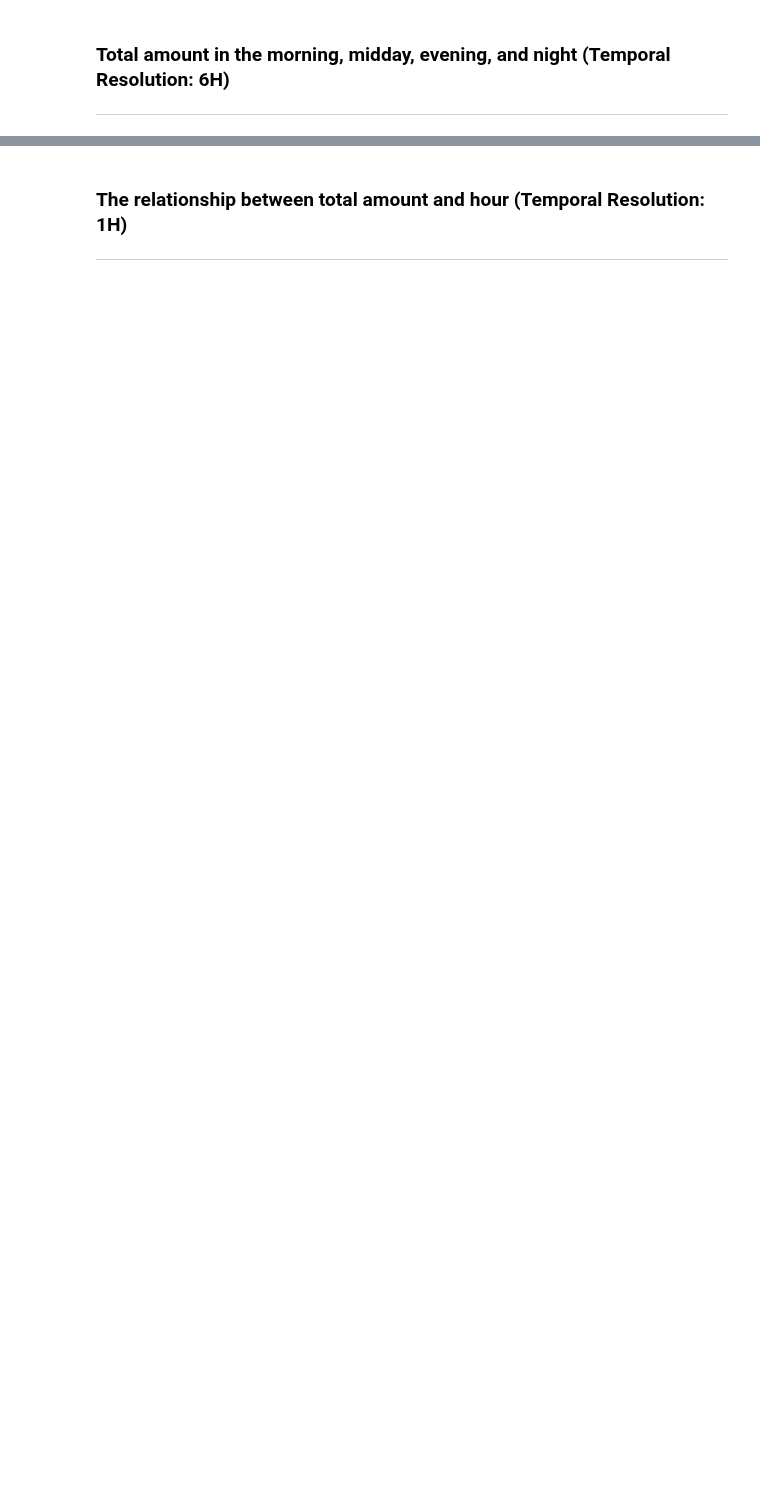
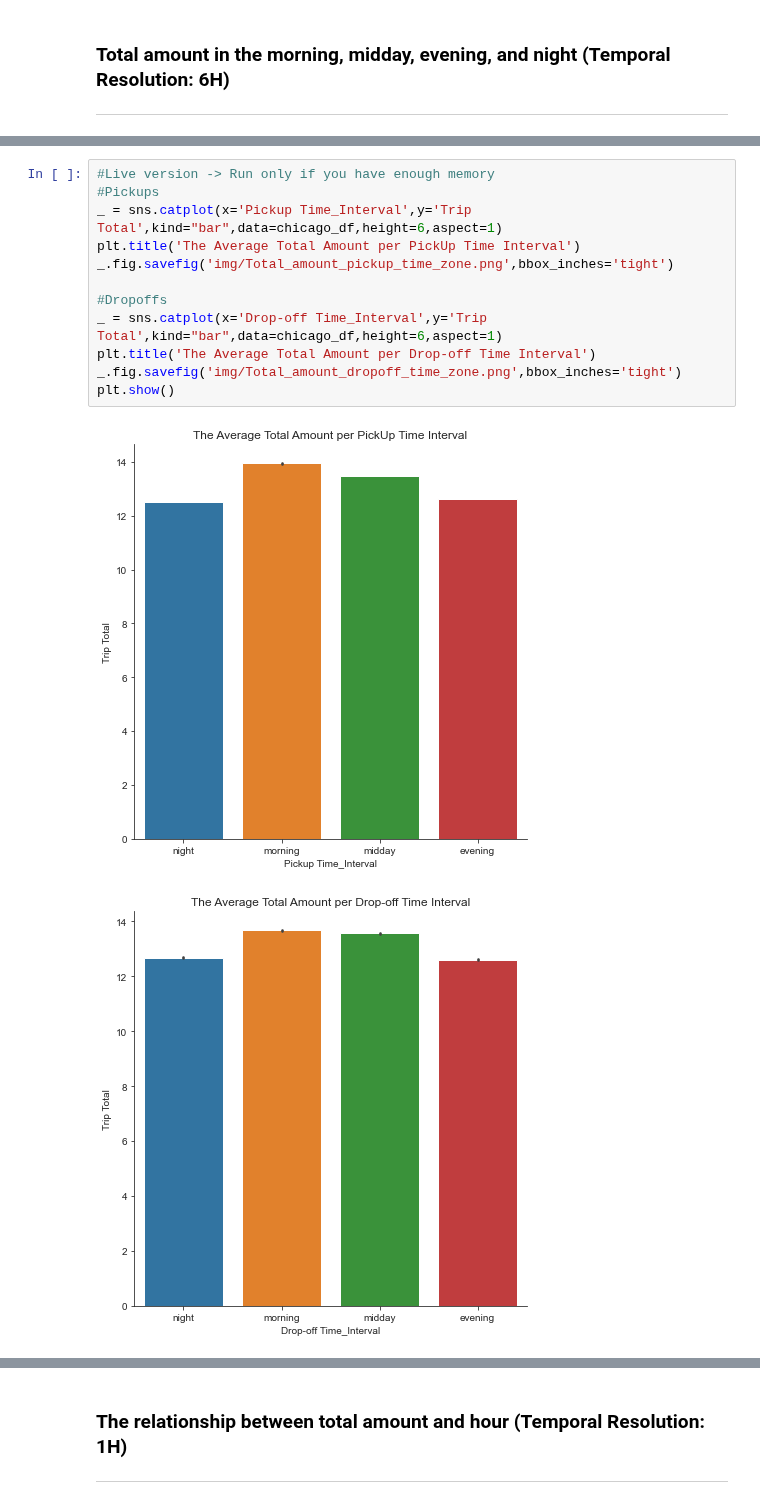
Before and after one commit to SepehrRad/aaa21, a Jupyter notebook: notebooks/Eda_Total_Amount.ipynb, the cells around one changed output, grey strips where cells are left out. Saved outputs shown, nothing was run; the diff lists cells and outputs as text; blank space fills up the shorter version.

```diff
--- a/notebooks/Eda_Total_Amount.ipynb
+++ b/notebooks/Eda_Total_Amount.ipynb
@@ -112,0 +150,15 @@ plt.show()
+# %%
+#Live version -> Run only if you have enough memory
+#Pickups
+_ = sns.catplot(x='Pickup Time_Interval',y='Trip Total',kind="bar",data=chicago_df,height=6,aspect=1)
+plt.title('The Average Total Amount per PickUp Time Interval')
+_.fig.savefig('img/Total_amount_pickup_time_zone.png',bbox_inches='tight')
+
+#Dropoffs
+_ = sns.catplot(x='Drop-off Time_Interval',y='Trip Total',kind="bar",data=chicago_df,height=6,aspect=1)
+plt.title('The Average Total Amount per Drop-off Time Interval')
+_.fig.savefig('img/Total_amount_dropoff_time_zone.png',bbox_inches='tight')
+plt.show()
+# %% [output]
+[figure, added]
+[figure, added]
```
Also changed, not shown: parts of 18 cells of this notebook, 1 other file.
